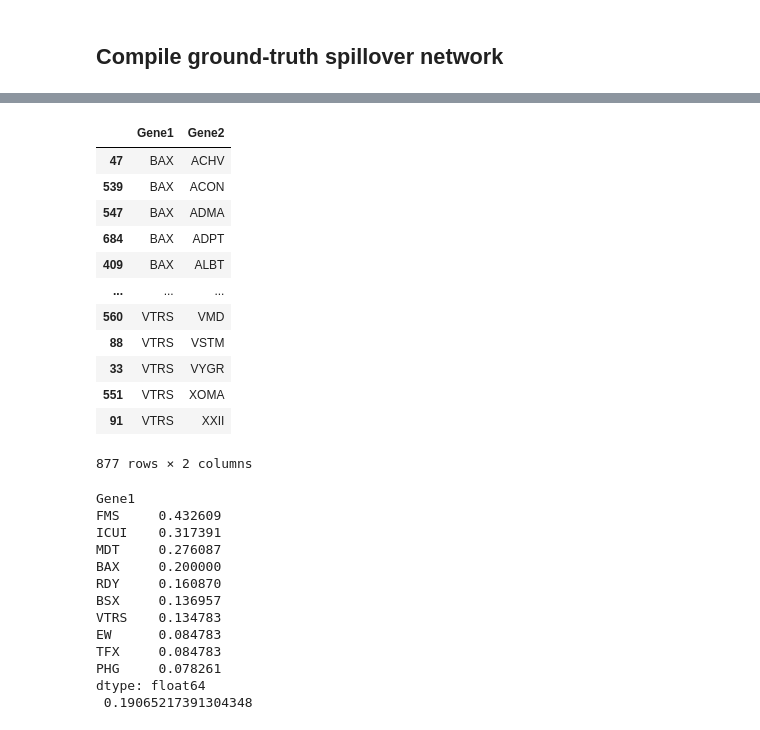
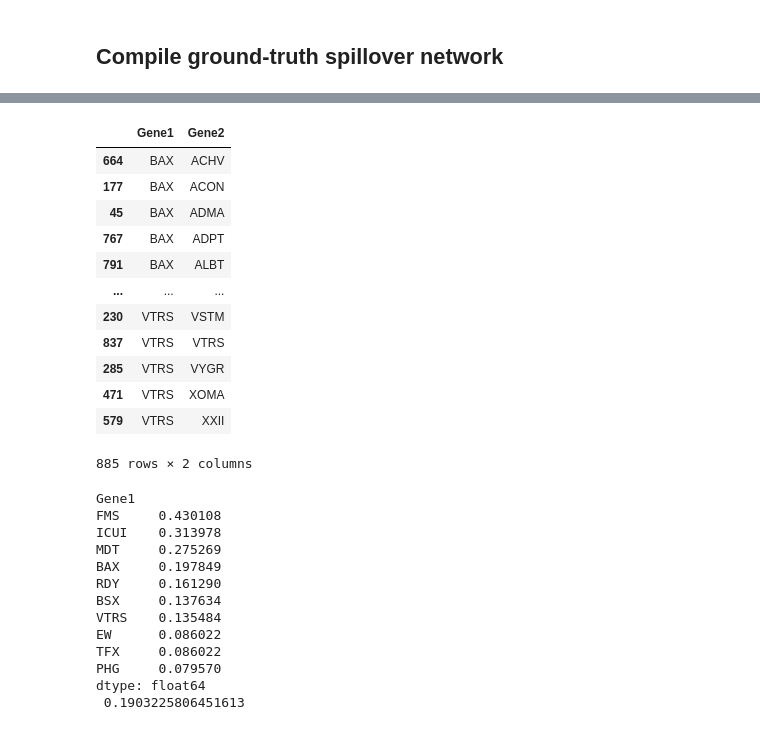
Before and after one commit to calebclayreagor/DELAY-finance, a Jupyter notebook: ground-truth-network.ipynb, the cells around one changed output, grey strips where cells are left out. Cells and saved outputs as stored; diff of their text form; code cells hidden in the pictures.

```diff
--- a/ground-truth-network.ipynb
+++ b/ground-truth-network.ipynb
@@ -274,7 +274,10 @@ for col in X.columns:
     pth = os.path.join(datadir_stocks, col + '.csv')
     df = pd.read_csv(pth, header = [0, 1, 2], index_col = 0)
     df.index = pd.to_datetime(df.index)
-    X[col] = df['Adj Close']
+    close_adj = df['Adj Close'].copy()
+    if (close_adj > 0).all().values[0]:
+        X[col] = df['Adj Close']
+X = X.loc[:, (X.isna().sum(0) < X.shape[0])]
 R = X.pct_change().dropna(how = 'all')
 R = R.sub(R.mean(1), 0); R
 # %% [output]
@@ -304,7 +307,7 @@ for ix in recalls_events.index:
     Rwin = R.loc[win_start : win_end, symbol]
     Rbl = R.loc[bl_start : win_start, symbol]
     z = (Rwin - Rbl.mean()) / Rbl.std()
-    dt_impact = Rwin.index[z < -z_thresh].max()
+    dt_impact = Rwin.index[(z < -z_thresh)].max()
     recalls_events.loc[ix, 'market_impact_date'] = dt_impact
 recalls_events
 # %% [output]
@@ -398,6 +401,7 @@ recalls_events = recalls_events.loc[msk]; recalls_events
 # %%
 days_window, edgelist = 3, list()
 in_symbols = nasdaq_health.Symbol.copy()
+in_symbols = in_symbols.loc[in_symbols.isin(R.columns)]
 for ix in recalls_events.index:
     symbol_i = recalls_events.loc[ix].Symbol
     win_start = recalls_events.loc[ix].market_impact_date
@@ -407,7 +411,6 @@ for ix in recalls_events.index:
     Rbl = R.loc[bl_start : win_start, in_symbols]
     z = (Rwin - Rbl.mean(0)) / Rbl.std(0)
     symbols_j = ((abs(z) > z_thresh).sum(0) > 0)
-    symbols_j = symbols_j.index[symbols_j].tolist()
+    symbols_j = symbols_j.index[symbols_j].tolist() + [symbol_i]
     edgelist.extend([(symbol_i, j) for j in symbols_j])
 edgelist = list(set(edgelist))
-edgelist
@@ -432,22 +417,22 @@ edgelist
 # %%
 refNetwork = pd.DataFrame(edgelist, columns = ['Gene1', 'Gene2'])
 refNetwork.sort_values(['Gene1', 'Gene2'], inplace = True)
-refNetwork.to_csv(os.path.join('DELAY', 'refNetwork.csv'), index = False)
+refNetwork.to_csv(os.path.join('DELAY-dataset', 'refNetwork.csv'), index = False)
 refNetwork
 # %% [output]
 |  | Gene1 | Gene2 |
-| 47 | BAX | ACHV |
-| 539 | BAX | ACON |
-| 547 | BAX | ADMA |
-| 684 | BAX | ADPT |
-| 409 | BAX | ALBT |
+| 664 | BAX | ACHV |
+| 177 | BAX | ACON |
+| 45 | BAX | ADMA |
+| 767 | BAX | ADPT |
+| 791 | BAX | ALBT |
 | ... | ... | ... |
-| 560 | VTRS | VMD |
-| 88 | VTRS | VSTM |
-| 33 | VTRS | VYGR |
-| 551 | VTRS | XOMA |
-| 91 | VTRS | XXII |
+| 230 | VTRS | VSTM |
+| 837 | VTRS | VTRS |
+| 285 | VTRS | VYGR |
+| 471 | VTRS | XOMA |
+| 579 | VTRS | XXII |
-877 rows × 2 columns
+885 rows × 2 columns
 # %%
 n_nodes_in = refNetwork.Gene2.unique().size
 C_out_norm = refNetwork.groupby('Gene1').size() / n_nodes_in
@@ -455,15 +440,15 @@ C_out_norm.sort_values(ascending = False, inplace = True)
 print(C_out_norm, '\n', C_out_norm.mean())
 # %% [output]
 Gene1
-FMS     0.432609
-ICUI    0.317391
-MDT     0.276087
-BAX     0.200000
-RDY     0.160870
-BSX     0.136957
-VTRS    0.134783
-EW      0.084783
-TFX     0.084783
-PHG     0.078261
+FMS     0.430108
+ICUI    0.313978
+MDT     0.275269
+BAX     0.197849
+RDY     0.161290
+BSX     0.137634
+VTRS    0.135484
+EW      0.086022
+TFX     0.086022
+PHG     0.079570
 dtype: float64
- 0.19065217391304348
+ 0.1903225806451613
```
Also changed, not shown: parts of 2 cells of this notebook, 16 other files.
